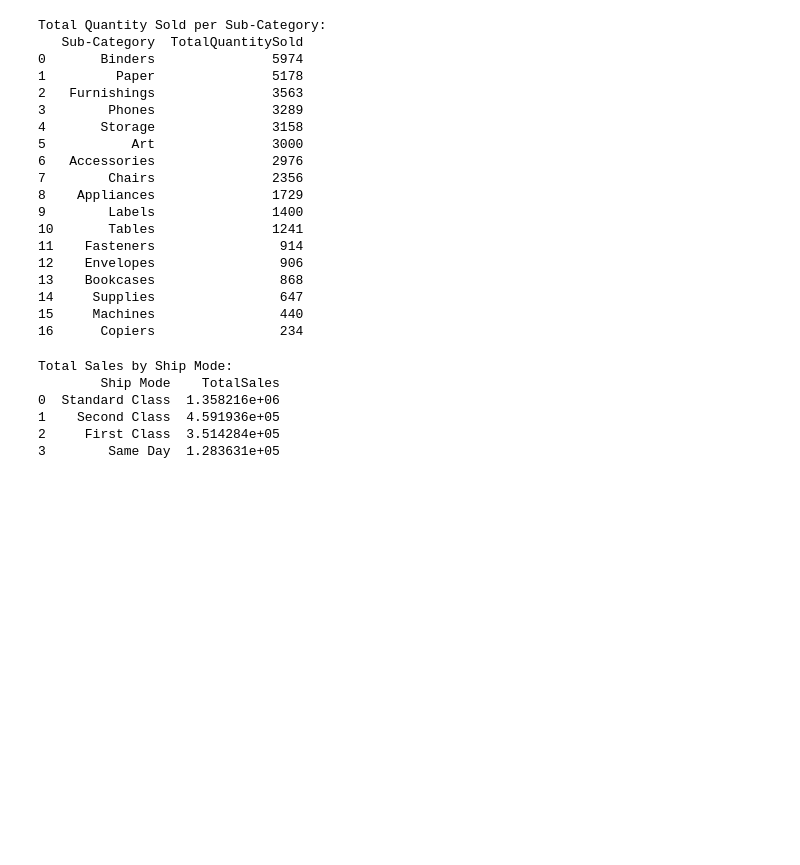
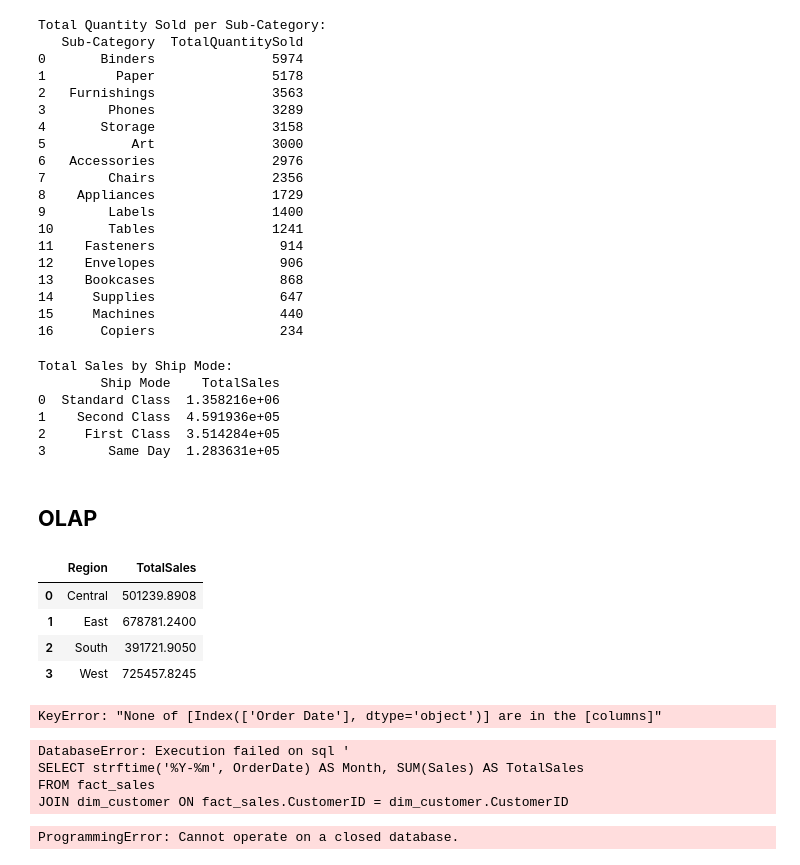
Before and after one commit to LatiefDataVisionary/data-mining-college-task, a Jupyter notebook: Tgs_Kel_Data_Mining_Week8.ipynb, the cells around one changed output. Cells and saved outputs as stored; diff of their text form; code cells hidden in the pictures; blank space fills up the shorter version.

```diff
--- a/Tgs_Kel_Data_Mining_Week8.ipynb
+++ b/Tgs_Kel_Data_Mining_Week8.ipynb
@@ -221,3 +221,5 @@ Total Sales by Ship Mode:
 # %%
 # Close the connection
 conn.close()
+# %% [markdown]
+## **OLAP**
@@ -223,0 +229,71 @@ conn.close()
+# %%
+conn = sqlite3.connect('superstore_data_warehouse.db')
+cursor = conn.cursor()
+# %%
+query_rollup = """
+SELECT Region, SUM(Sales) AS TotalSales
+FROM fact_sales
+JOIN dim_customer ON fact_sales.CustomerID = dim_customer.CustomerID
+GROUP BY Region;
+"""
+
+df_rollup = pd.read_sql_query(query_rollup, conn)
+df_rollup
+# %% [output]
+|  | Region | TotalSales |
+| 0 | Central | 501239.8908 |
+| 1 | East | 678781.2400 |
+| 2 | South | 391721.9050 |
+| 3 | West | 725457.8245 |
+# %%
+# Step 1: Create a Date Dimension
+dim_date = data[['Order Date']].drop_duplicates()
+dim_date.reset_index(drop=True, inplace=True)
+dim_date['DateID'] = dim_date.index + 1
+dim_date.rename(columns={'Order Date': 'OrderDate'}, inplace=True)  # Rename column for consistency
+
+# Step 2: Add DateID to fact_sales
+fact_sales = data.merge(dim_customer, how='left', on=['Segment', 'Country', 'City', 'State', 'Postal Code', 'Region'])
+fact_sales = fact_sales.merge(dim_product, how='left', on=['Category', 'Sub-Category'])
+fact_sales = fact_sales.merge(dim_shipping, how='left', on=['Ship Mode'])
+fact_sales = fact_sales.merge(dim_date, how='left', on=['OrderDate']) # Merge with date dimension
+fact_sales = fact_sales[['CustomerID', 'ProductID', 'ShippingID', 'DateID', 'Sales', 'Quantity', 'Discount', 'Profit']]
+
+# ... (rest of the data loading code)
+
+# Step 3: Save the date dimension table
+dim_date.to_sql('dim_date', engine, index=False, if_exists='replace')
+
+# ... (rest of the code)
+# %% [output]
+KeyError: "None of [Index(['Order Date'], dtype='object')] are in the [columns]"
+# %%
+# Step 4: Modify the query_drilldown:
+query_drilldown = """
+SELECT strftime('%Y-%m', d.OrderDate) AS Month, SUM(s.Sales) AS TotalSales
+FROM fact_sales s
+JOIN dim_customer c ON s.CustomerID = c.CustomerID
+JOIN dim_date d ON s.DateID = d.DateID   # Join with date dimension
+WHERE c.Region = 'East'
+GROUP BY strftime('%Y-%m', d.OrderDate);
+"""
+df_drilldown = pd.read_sql_query(query_drilldown, conn)
+print(df_drilldown)
+# %% [output]
+DatabaseError: Execution failed on sql '
+SELECT strftime('%Y-%m', OrderDate) AS Month, SUM(Sales) AS TotalSales
+FROM fact_sales
+JOIN dim_customer ON fact_sales.CustomerID = dim_customer.CustomerID
+# %%
+query_slice = """
+SELECT Category, SUM(Sales) AS TotalSales, SUM(Profit) AS TotalProfit
+FROM fact_sales
+JOIN dim_product ON fact_sales.ProductID = dim_product.ProductID
+WHERE Category = 'Furniture'
+GROUP BY Category;
+"""
+
+df_slice = pd.read_sql_query(query_slice, conn)
+print(df_slice)
+# %% [output]
+ProgrammingError: Cannot operate on a closed database.
```
Also changed, not shown: parts of 3 cells of this notebook.
